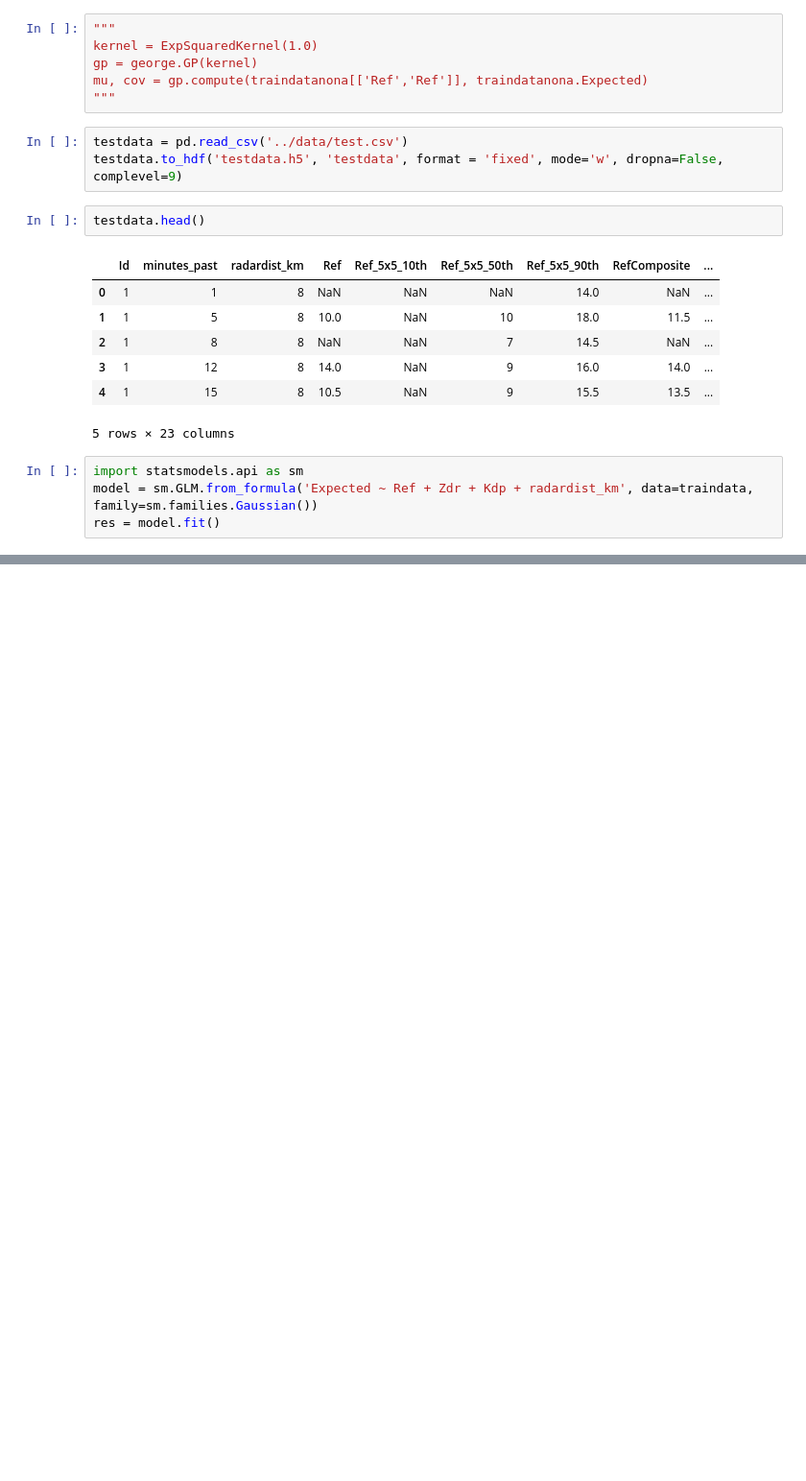
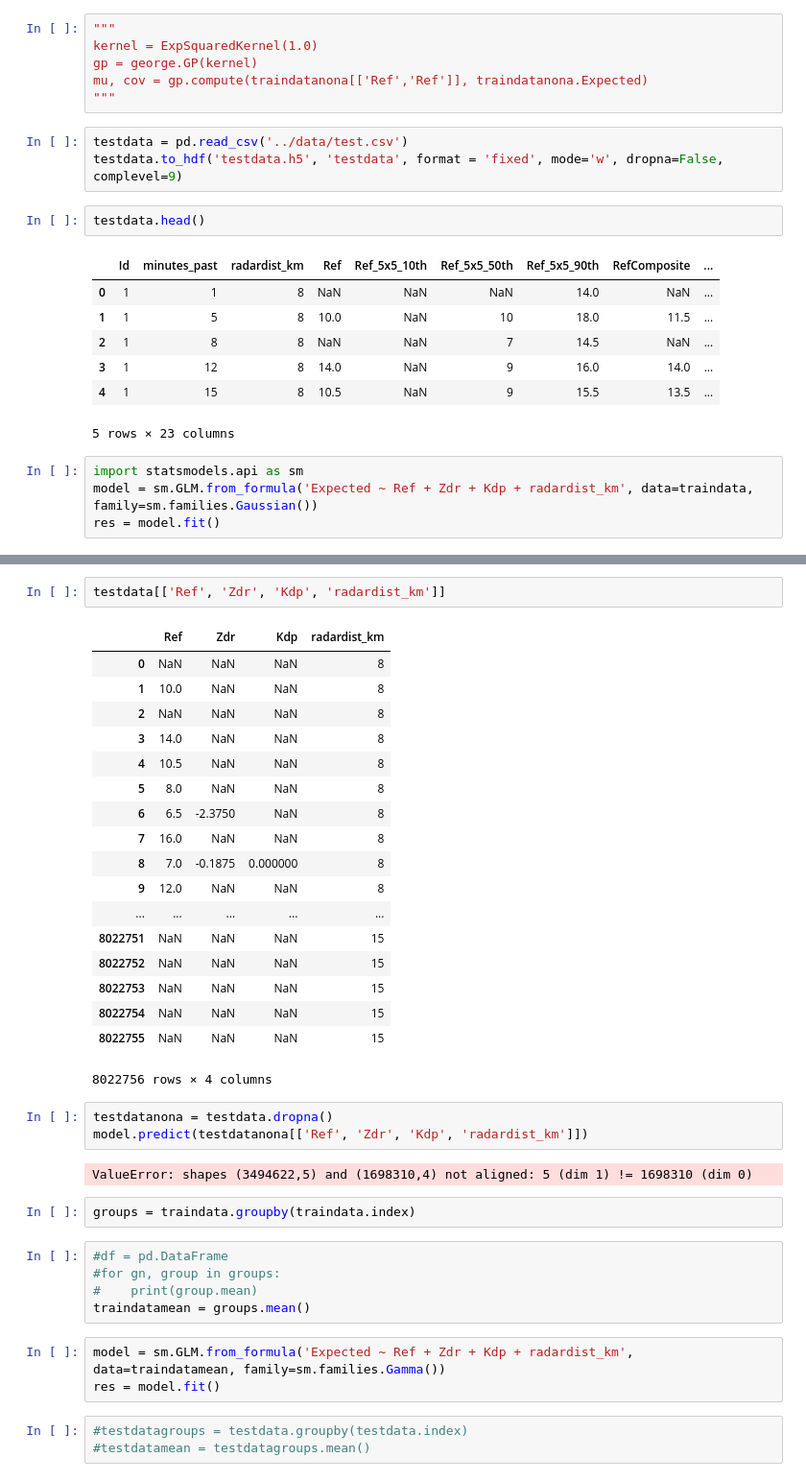
Before and after one commit to saketkc/launchpad, a Jupyter notebook: notebooks/Preprocessing.ipynb, the cells around one changed output, grey strips where cells are left out. Shown at 96% size. Drawn from its saved outputs; the diff is of its cells as text; blank space fills up the shorter version.

```diff
--- a/notebooks/Preprocessing.ipynb
+++ b/notebooks/Preprocessing.ipynb
@@ -222 +245,40 @@ res = model.fit()
+# %%
+testdata[['Ref', 'Zdr', 'Kdp', 'radardist_km']]
+# %% [output]
+|  | Ref | Zdr | Kdp | radardist_km |
+| 0 | NaN | NaN | NaN | 8 |
+| 1 | 10.0 | NaN | NaN | 8 |
+| 2 | NaN | NaN | NaN | 8 |
+| 3 | 14.0 | NaN | NaN | 8 |
+| 4 | 10.5 | NaN | NaN | 8 |
+| 5 | 8.0 | NaN | NaN | 8 |
+| 6 | 6.5 | -2.3750 | NaN | 8 |
+| 7 | 16.0 | NaN | NaN | 8 |
+| 8 | 7.0 | -0.1875 | 0.000000 | 8 |
+| 9 | 12.0 | NaN | NaN | 8 |
+| ... | ... | ... | ... | ... |
+| 8022751 | NaN | NaN | NaN | 15 |
+| 8022752 | NaN | NaN | NaN | 15 |
+| 8022753 | NaN | NaN | NaN | 15 |
+| 8022754 | NaN | NaN | NaN | 15 |
+| 8022755 | NaN | NaN | NaN | 15 |
+8022756 rows × 4 columns
+# %%
+testdatanona = testdata.dropna()
+model.predict(testdatanona[['Ref', 'Zdr', 'Kdp', 'radardist_km']])
+# %% [output]
+ValueError: shapes (3494622,5) and (1698310,4) not aligned: 5 (dim 1) != 1698310 (dim 0)
+# %%
+groups = traindata.groupby(traindata.index)
+# %%
+#df = pd.DataFrame
+#for gn, group in groups:
+#    print(group.mean)
+traindatamean = groups.mean()
+# %%
+model = sm.GLM.from_formula('Expected ~ Ref + Zdr + Kdp + radardist_km', data=traindatamean, family=sm.families.Gamma())
+res = model.fit()
+# %%
+#testdatagroups = testdata.groupby(testdata.index)
+#testdatamean = testdatagroups.mean()
 # %%
```
Also changed, not shown: parts of 4 cells of this notebook, 1 other file.
